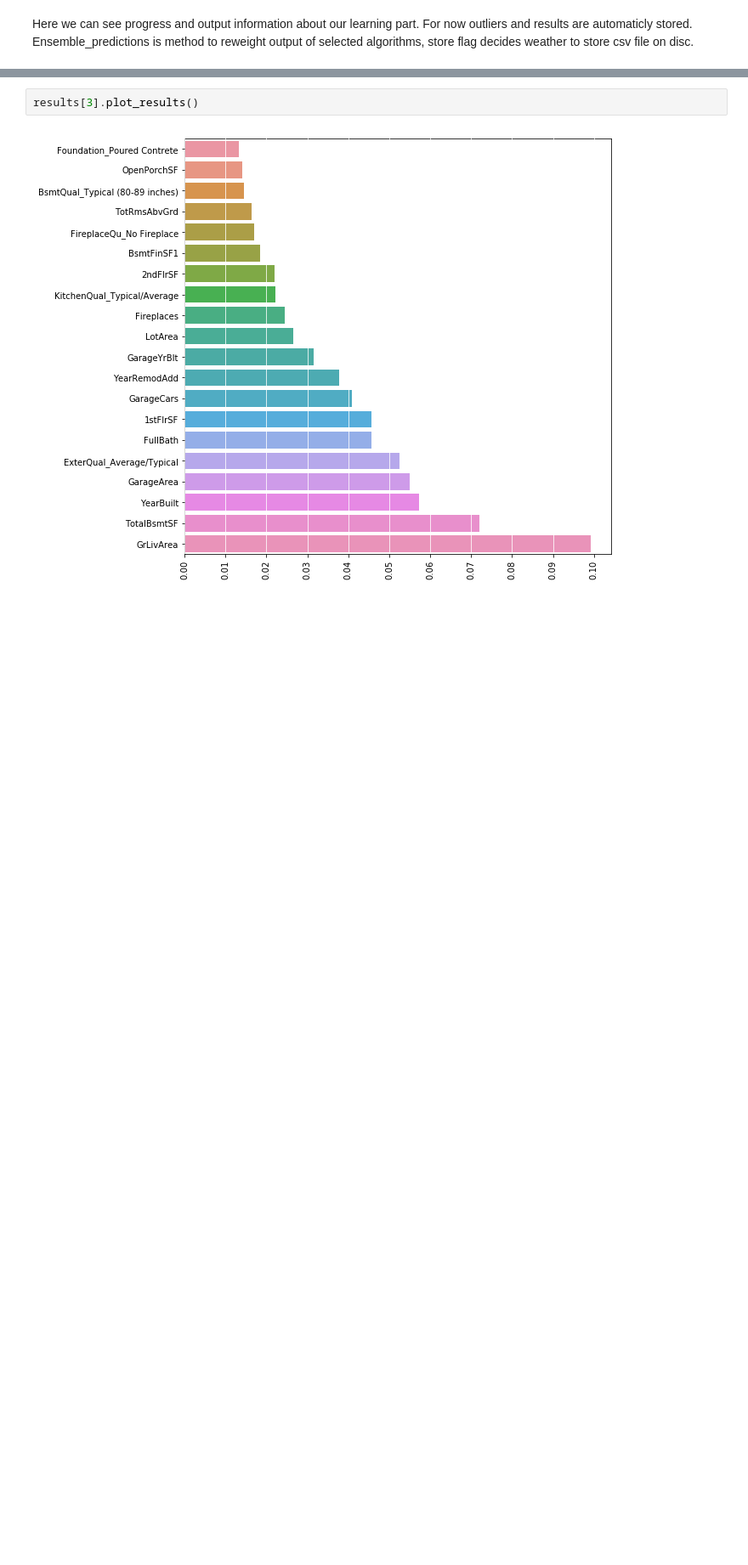
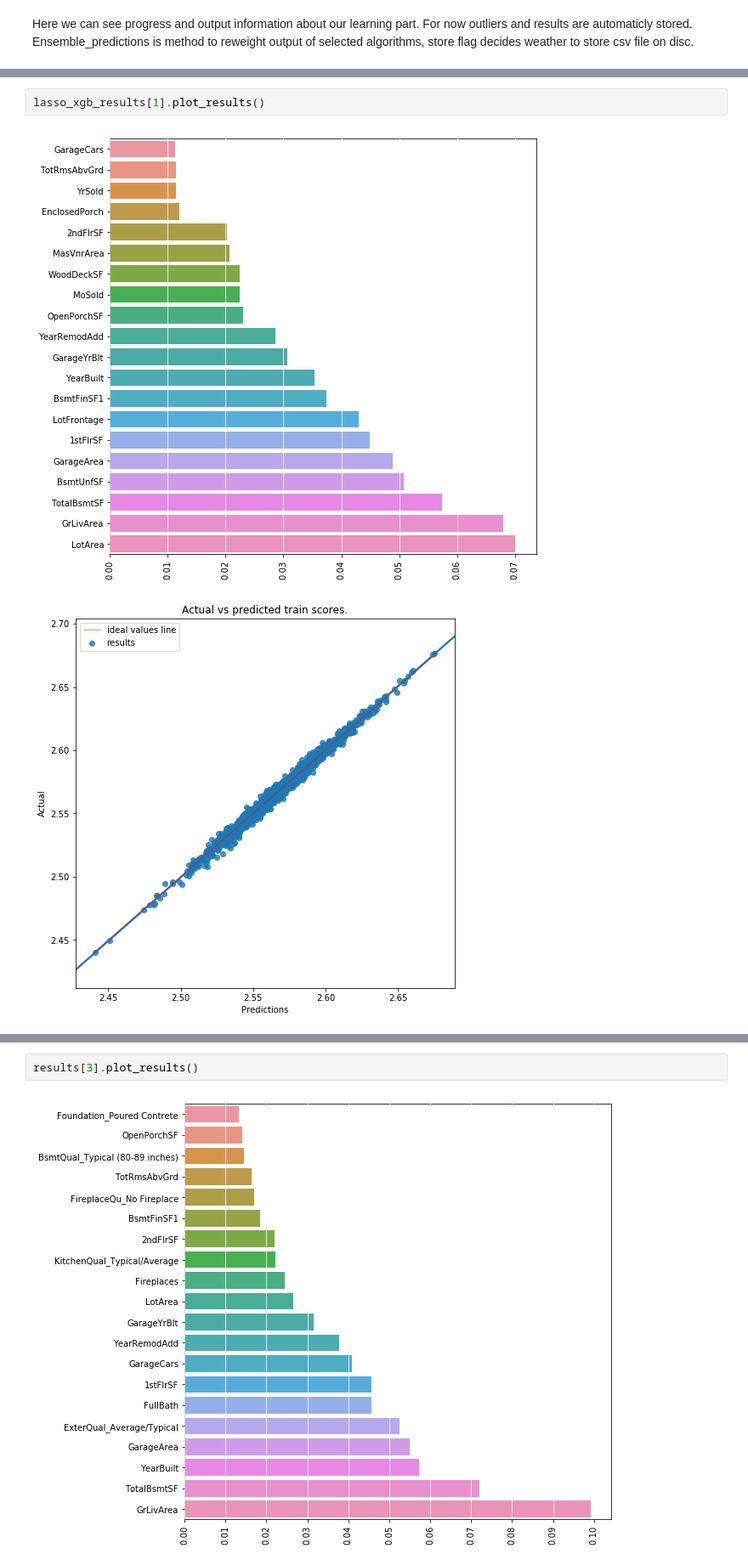
Before and after one commit to matkalinowski/Kaggle-House-prices, a Jupyter notebook: Ensemble.ipynb, the cells around one changed output, grey strips where cells are left out. Shown at 85% size. Drawn from its saved outputs; the diff is of its cells as text; blank space fills up the shorter version.

```diff
--- a/Ensemble.ipynb
+++ b/Ensemble.ipynb
@@ -182,0 +223,5 @@ lasso_xgb_ensemble.ensemble_predictions([.6, .4], store=True)
+# %%
+lasso_xgb_results[1].plot_results()
+# %% [output]
+[figure, added]
+[figure, added]
```
Also changed, not shown: parts of 8 cells of this notebook, 4 other files.
